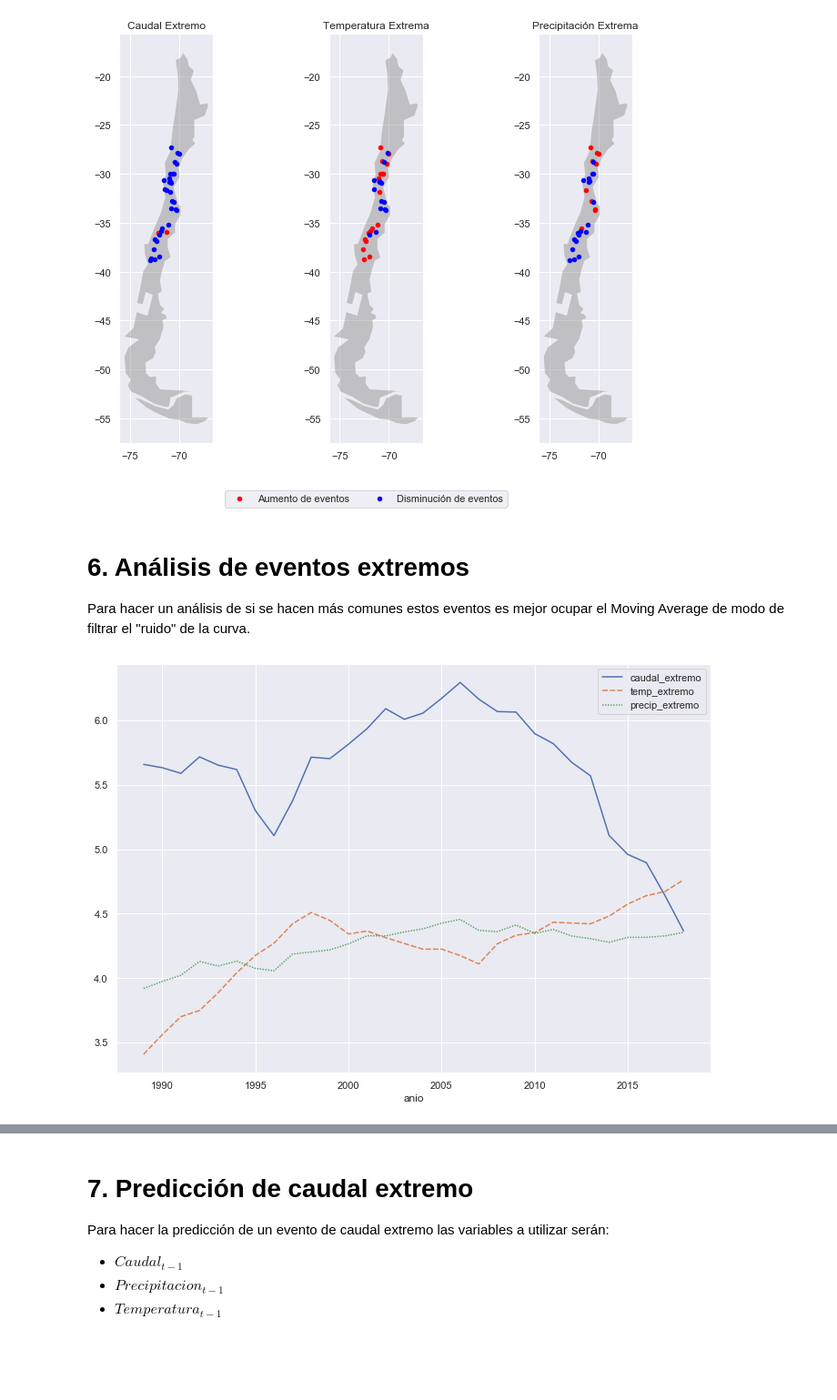
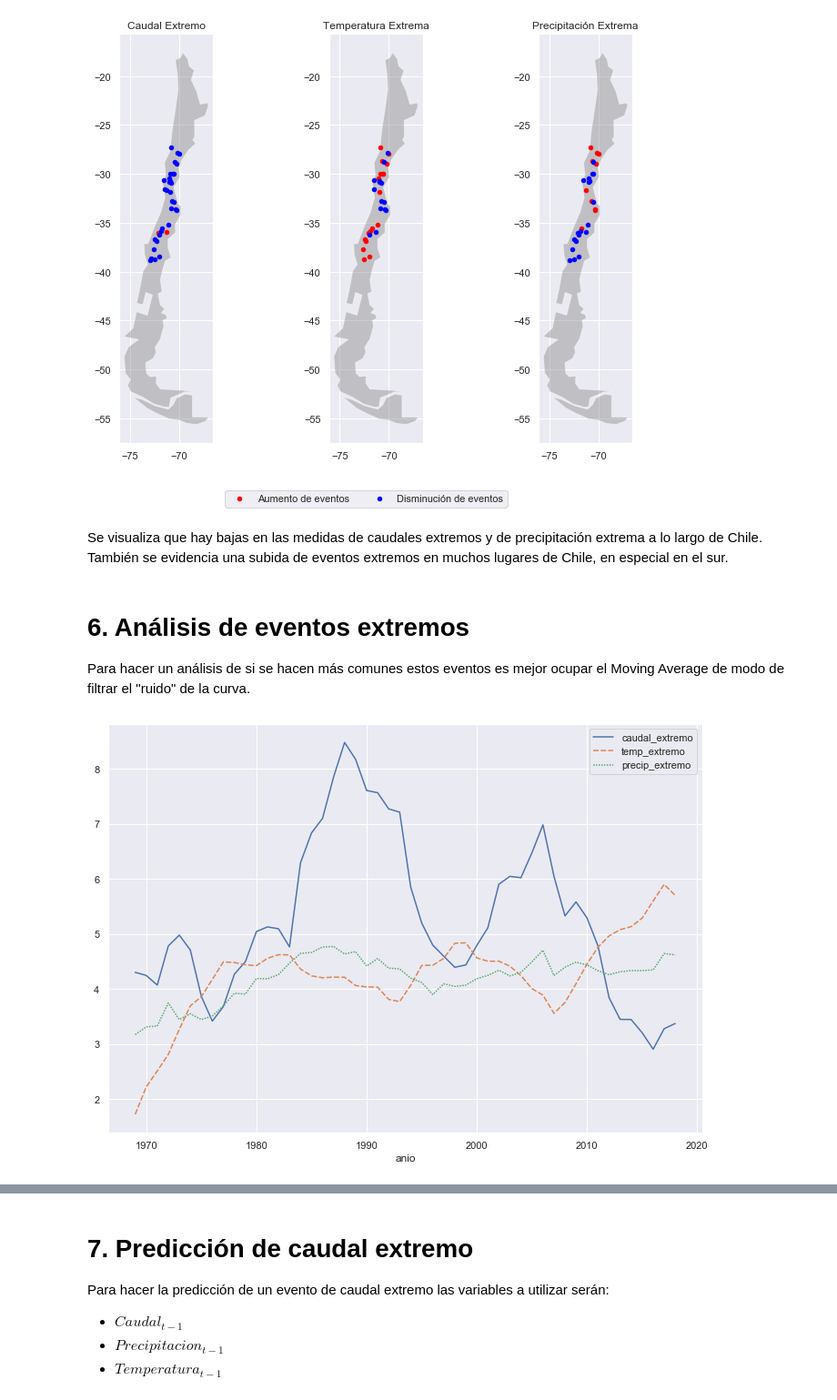
Before and after one commit to felipeacunago/SpikeChallenge, a Jupyter notebook: SpikeChallenge.ipynb, the cells around one changed output, grey strips where cells are left out. Shown: that part at 91% size. Drawn from its saved outputs; the diff is of its cells as text; code cells hidden in the pictures; blank space fills up the shorter version.

```diff
--- a/SpikeChallenge.ipynb
+++ b/SpikeChallenge.ipynb
@@ -311,15 +302,18 @@ plt.figlegend(['Aumento de eventos','Disminución de eventos'], loc = 'lower cen
 # %% [output]
 <matplotlib.legend.Legend at 0x...>
 [figure]
+# %% [markdown]
+Se visualiza que hay bajas en las medidas de caudales extremos y de precipitación extrema a lo largo de Chile. También se evidencia una subida de eventos extremos en muchos lugares de Chile, en especial en el sur.
 # %% [markdown]
 # 6. Análisis de eventos extremos
 
 Para hacer un análisis de si se hacen más comunes estos eventos es mejor ocupar el Moving Average de modo de filtrar el "ruido" de la curva.
 # %%
 cuencas_valores_extremos_pct = data.groupby(['anio'])['caudal_extremo','temp_extremo','precip_extremo'].sum().divide(data.groupby(['anio'])['caudal_extremo','temp_extremo','precip_extremo'].count())*100
-cuencas_valores_extremos_pct_sma = cuencas_valores_extremos_pct.rolling(window=30).mean()
+cuencas_valores_extremos_pct_sma = cuencas_valores_extremos_pct.rolling(window=10).mean()
 
+# ax = sns.lineplot(data=cuencas_valores_extremos_pct) # si se quiere revisar sin MA se puede descomentar esta linea
 ax = sns.lineplot(data=cuencas_valores_extremos_pct_sma)
 # %% [output]
-[figure, old version]
+[figure, new version]
 # %% [markdown]
```
Also changed, not shown: parts of 10 cells of this notebook, 1 other file.
